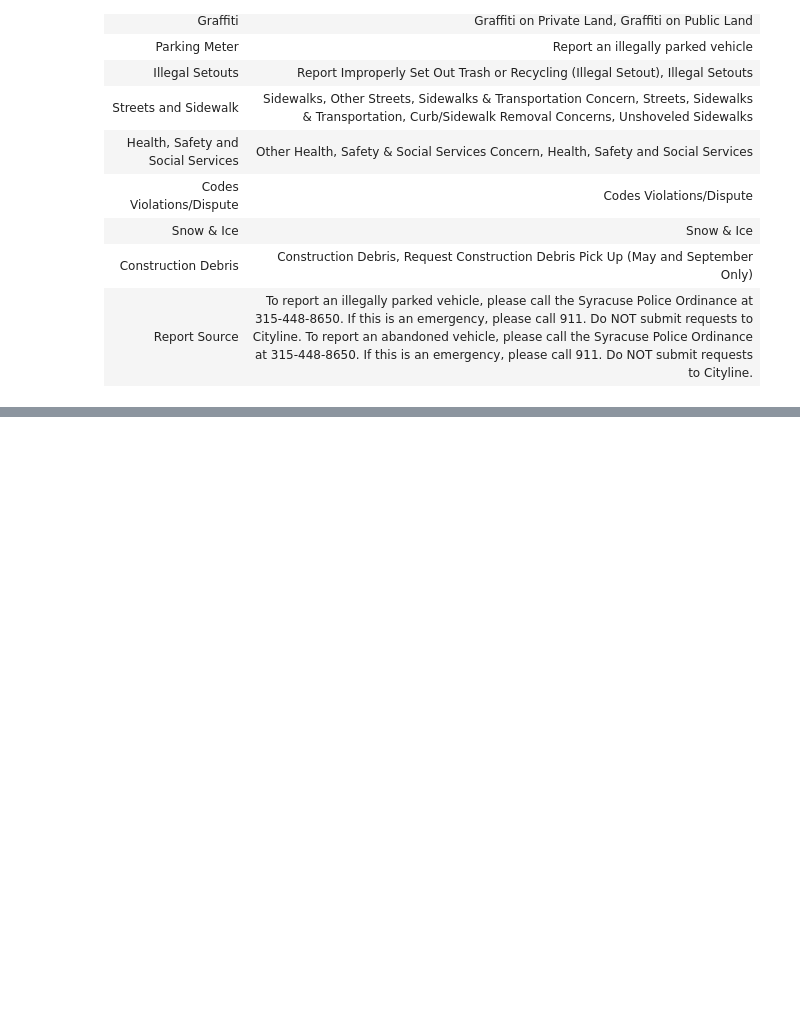
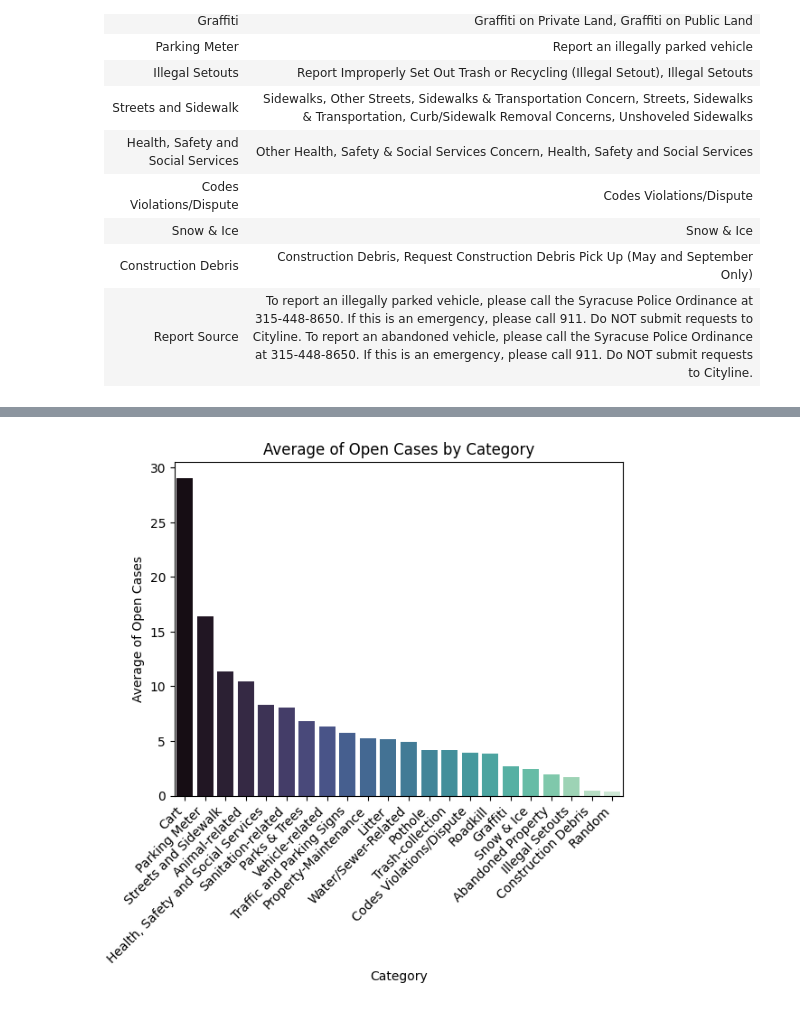
Before and after one commit to Daniwave100/Analyzing-Syracuse-Municipal-Complaint-Resolution, a Jupyter notebook: DataExploration.ipynb, the cells around one changed output, grey strips where cells are left out. Cells and saved outputs as stored; diff of their text form; code cells hidden in the pictures; blank space fills up the shorter version.

```diff
--- a/DataExploration.ipynb
+++ b/DataExploration.ipynb
@@ -230,0 +227,34 @@ Chief Operating Officer 2
+# %%
+# now we need to find the average of open cases compared to total number of cases for category
+
+categoryPercentages = {}
+total_cases = 0
+# get total number of cases per category (including opened and closed cases)
+for category in data["Consolidated Category"].unique():
+    total_cases = data[data["Consolidated Category"] == category].shape[0]  # this will get us the total number of cases per category
+    categoryPercentages[category] = total_cases
+
+    openCases = categoryNulls[category]
+
+    if total_cases > 0:  # this avoids division by 0
+        categoryPercentages[category] = (openCases / total_cases) * 100
+    else:
+        categoryPercentages[category] = 0
+
+df = pd.DataFrame(categoryPercentages.items(), columns=["Category", "Total Cases"]).sort_values("Total Cases", ascending=False) # puts into df
+df.head()
+# data[data["Consolidated Category"] ==]
+
+import matplotlib.pyplot as plt
+
+# plot Open cases averages by Issue Category
+df = pd.DataFrame(categoryPercentages.items(), columns=["Category", "Total Cases"]).sort_values("Total Cases", ascending=False)
+
+sns.barplot(data=df, x="Category", y="Total Cases", hue="Category", palette="mako", legend=False)
+plt.xticks(rotation=45, ha="right")  # Rotate 45 degrees and align text to the right
+plt.title("Average of Open Cases by Category")
+plt.ylabel("Average of Open Cases")
+
+plt.show()
+# %% [output]
+[figure, added]
```
Also changed, not shown: parts of 11 cells of this notebook, 1 other file.
